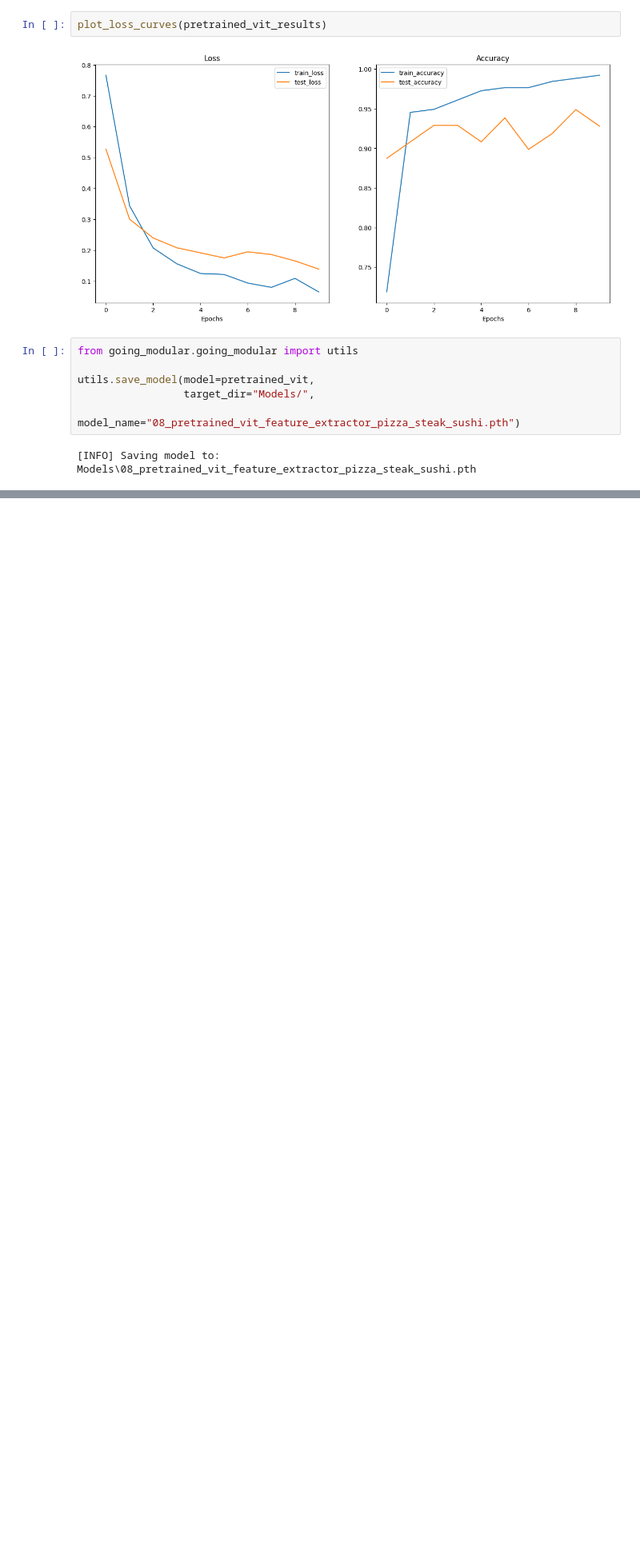
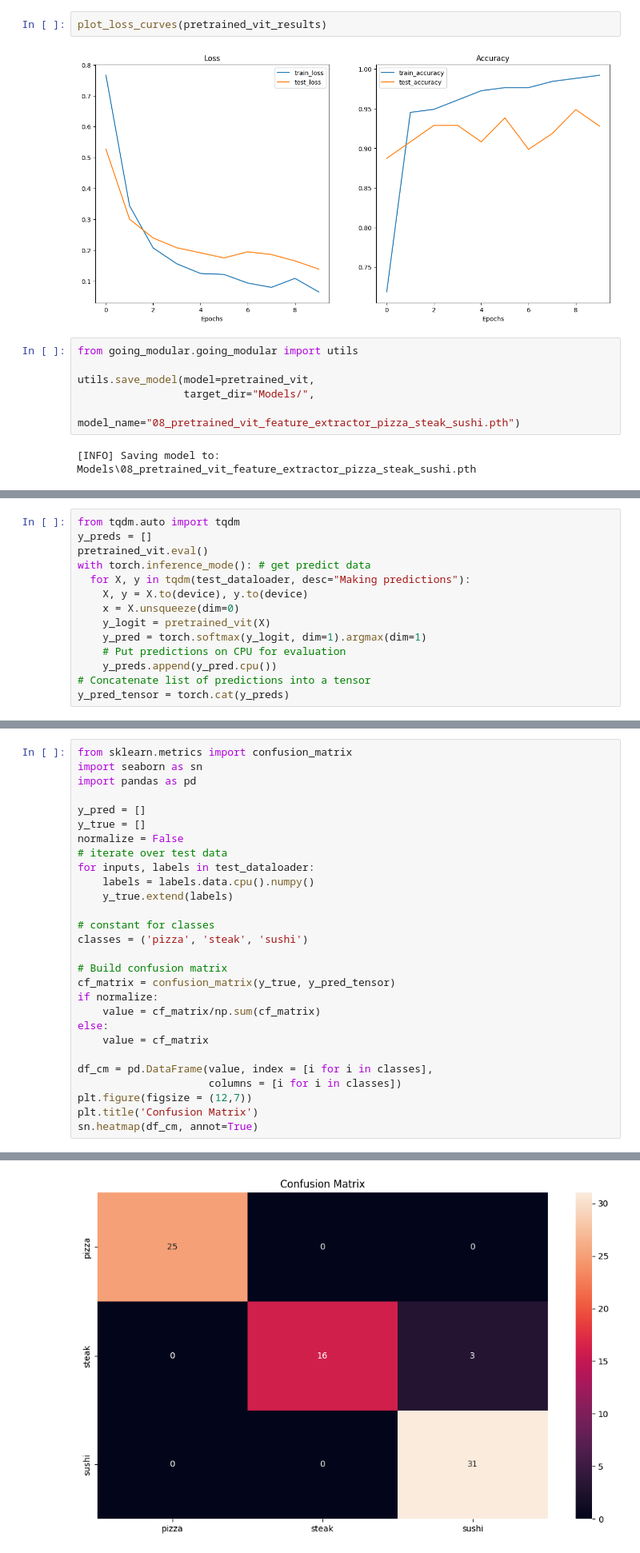
Before and after one commit to AntoniSopka97/Learning-Pythorch, a Jupyter notebook: Learn-Pytorch-Part-5-ViT.ipynb, the cells around one changed output, grey strips where cells are left out. Shown at 80% size. Drawn from its saved outputs; the diff is of its cells as text; blank space fills up the shorter version.

Commit message:
Udpate
Fix Convusion Matrix

```diff
--- a/Learn-Pytorch-Part-5-ViT.ipynb
+++ b/Learn-Pytorch-Part-5-ViT.ipynb
@@ -865,0 +868,14 @@ utils.save_model(model=pretrained_vit,
+# %%
+from tqdm.auto import tqdm
+y_preds = []
+pretrained_vit.eval()
+with torch.inference_mode(): # get predict data
+  for X, y in tqdm(test_dataloader, desc="Making predictions"):
+    X, y = X.to(device), y.to(device)
+    x = X.unsqueeze(dim=0)
+    y_logit = pretrained_vit(X)
+    y_pred = torch.softmax(y_logit, dim=1).argmax(dim=1)
+    # Put predictions on CPU for evaluation
+    y_preds.append(y_pred.cpu())
+# Concatenate list of predictions into a tensor
+y_pred_tensor = torch.cat(y_preds)
@@ -865,0 +886,29 @@ utils.save_model(model=pretrained_vit,
+# %%
+from sklearn.metrics import confusion_matrix
+import seaborn as sn
+import pandas as pd
+
+y_pred = []
+y_true = []
+normalize = False
+# iterate over test data
+for inputs, labels in test_dataloader:
+    labels = labels.data.cpu().numpy()
+    y_true.extend(labels)
+
+# constant for classes
+classes = ('pizza', 'steak', 'sushi')
+
+# Build confusion matrix
+cf_matrix = confusion_matrix(y_true, y_pred_tensor)
+if normalize:
+    value = cf_matrix/np.sum(cf_matrix)
+else:
+    value = cf_matrix
+
+df_cm = pd.DataFrame(value, index = [i for i in classes],
+                     columns = [i for i in classes])
+plt.figure(figsize = (12,7))
+plt.title('Confusion Matrix')
+sn.heatmap(df_cm, annot=True)
+# %% [output]
@@ -865,0 +916 @@ utils.save_model(model=pretrained_vit,
+[figure, added]
```
Also changed, not shown: parts of 3 cells of this notebook, 1 other file.
